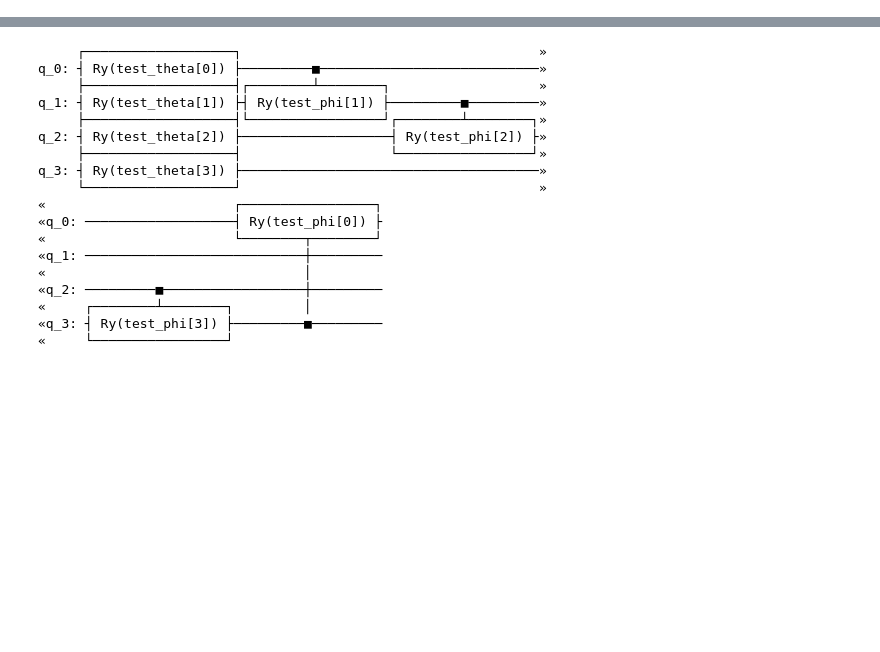
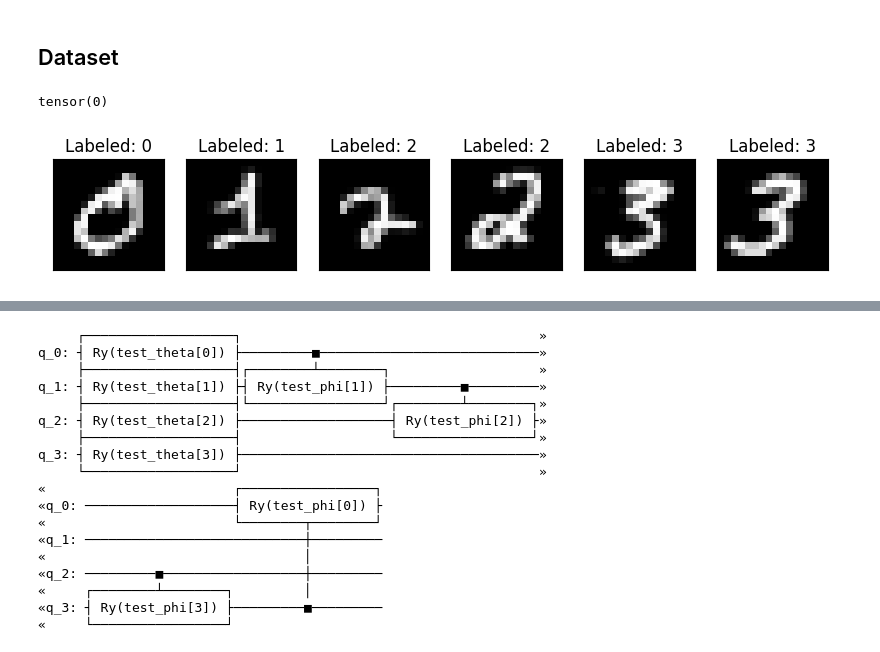
Before and after one commit to kodmas/CommLab_2022Final, a Jupyter notebook: lin/QCNN_circuits.ipynb, the cells around one changed output, grey strips where cells are left out. Saved outputs shown, nothing was run; the diff lists cells and outputs as text; code cells hidden in the pictures; blank space fills up the shorter version.

```diff
--- a/lin/QCNN_circuits.ipynb
+++ b/lin/QCNN_circuits.ipynb
@@ -3,3 +3,60 @@ import qiskit
 from qiskit import QuantumCircuit, QuantumRegister
 import math
 pi = math.pi
+# %% [markdown]
+## Dataset
+# %%
+import torch
+import numpy as np
+import torch.nn as nn
+import torch.nn.functional as F
+import torch.optim as optim
+from torchvision import datasets, transforms
+
+# Concentrating on the first 100 samples
+n_samples = 30
+
+X_train = datasets.MNIST(root='./data', train=True, download=True,
+                         transform=transforms.Compose([
+                            transforms.ToTensor()]),)
+trans = transforms.Resize((16,16))
+X_train.data = trans(X_train.data)
+idx = np.append(np.where(X_train.targets == 0)[0][:n_samples],
+                np.where(X_train.targets == 1)[0][:n_samples])
+for i in range(2, 4):
+    idx = np.append(idx, np.where(X_train.targets == i)[0][:n_samples])
+
+X_train.data = X_train.data[idx]
+X_train.targets = X_train.targets[idx]
+#y_one_hot = np.zeros((len(X_train.targets), 4))
+#for i in range(len(X_train.targets)):
+#    y_one_hot[i, X_train.targets[i]] = 1
+#X_train.targets = torch.from_numpy(y_one_hot)
+#X_train.data = X_train.data[:n_samples]
+#X_train.targets = X_train.targets[:n_samples]
+print(X_train.targets[0])
+#for i in range(2, 10):
+#    idx = np.append(idx, np.where(X_train.targets == i)[0][:n_samples])
+
+#X_train.data = X_train.data[idx]
+#X_train.targets = X_train.targets[idx]
+train_loader = torch.utils.data.DataLoader(X_train, batch_size=1, shuffle=True)
+import matplotlib.pyplot as plt
+n_samples_show = 6
+
+data_iter = iter(train_loader)
+
+fig, axes = plt.subplots(nrows=1, ncols=n_samples_show, figsize=(10, 3))
+
+while n_samples_show > 0:
+    images, targets = data_iter.__next__()
+
+    axes[n_samples_show - 1].imshow(images[0].numpy().squeeze(), cmap='gray')
+    axes[n_samples_show - 1].set_xticks([])
+    axes[n_samples_show - 1].set_yticks([])
+    axes[n_samples_show - 1].set_title("Labeled: {}".format(targets.item()))
+
+    n_samples_show -= 1
+# %% [output]
+tensor(0)
+[figure, added]
```
Also changed, not shown: parts of 25 cells of this notebook, 3 other files.
